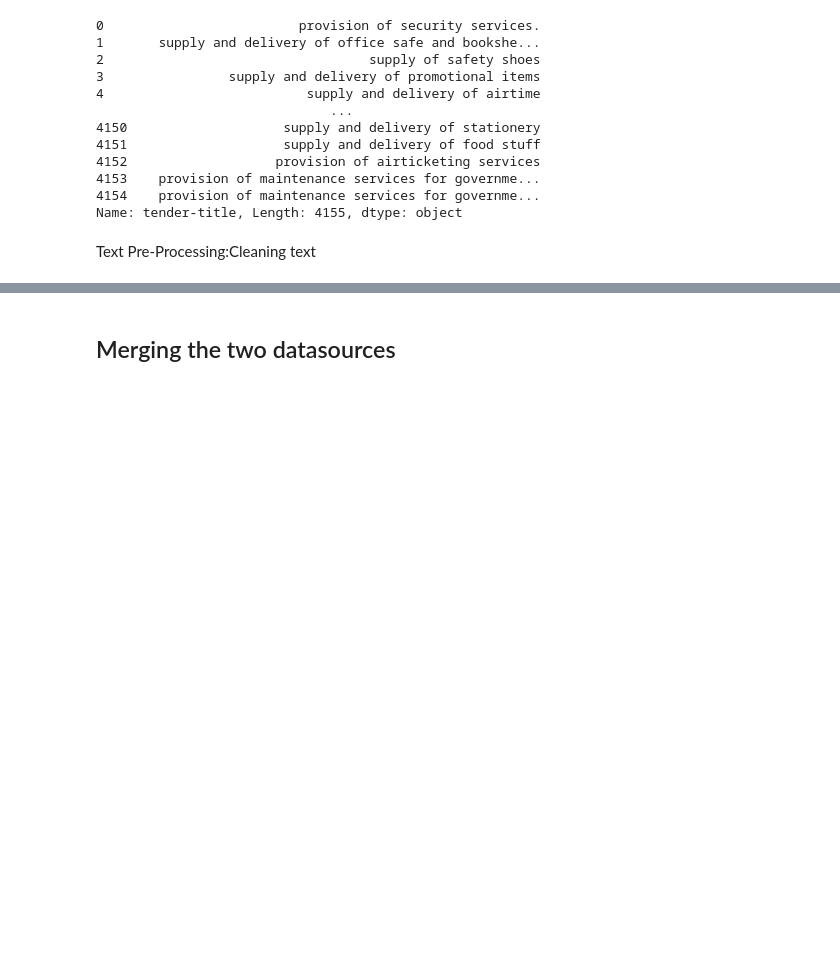
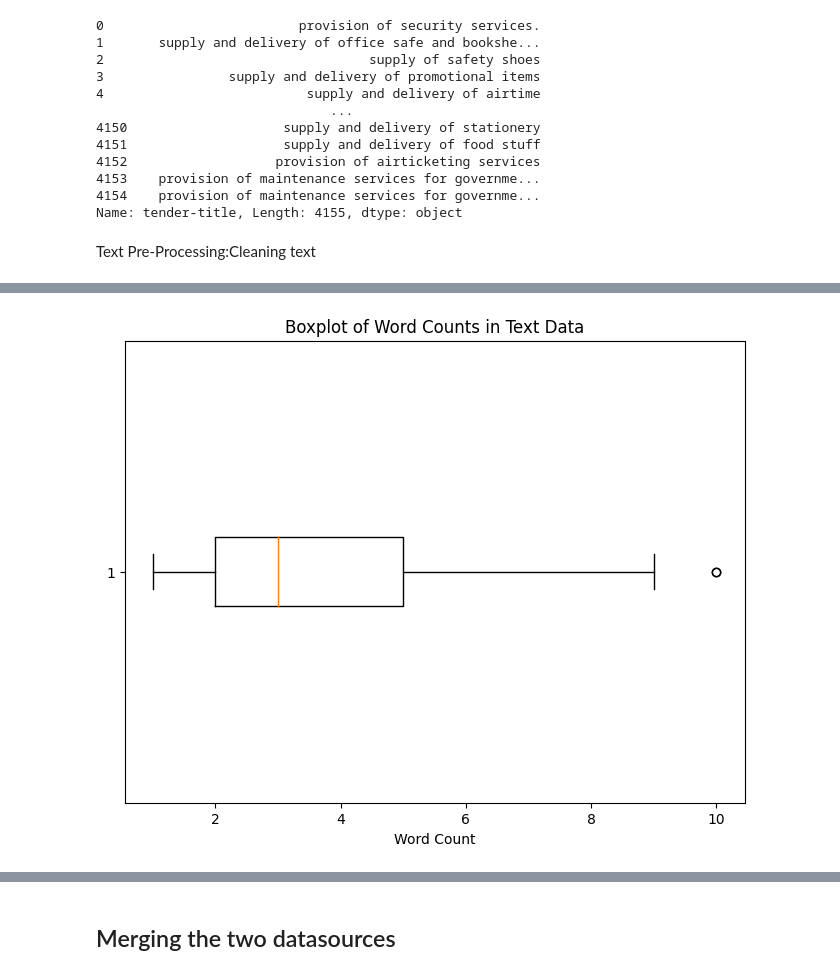
Before and after one commit to datakiptoo/County_Service-_Delivery, a Jupyter notebook: County_Residents.ipynb, the cells around one changed output, grey strips where cells are left out. Saved outputs shown, nothing was run; the diff lists cells and outputs as text; code cells hidden in the pictures; blank space fills up the shorter version.

```diff
--- a/County_Residents.ipynb
+++ b/County_Residents.ipynb
@@ -758,0 +555,13 @@ plt.show()
+# %%
+#removing outliers
+# Let's calculate word counts for each text entry
+ppra_clean['Word_Count']=ppra_clean['tender-title'].apply(lambda x: len(x.split()))
+
+# Creating a boxplot for word counts
+plt.figure(figsize=(8, 6))
+plt.boxplot(ppra_clean['Word_Count'], vert=False)
+plt.xlabel('Word Count')
+plt.title('Boxplot of Word Counts in Text Data')
+plt.show()
+# %% [output]
+[figure, added]
```
Also changed, not shown: parts of 77 cells of this notebook, 2 other files.
